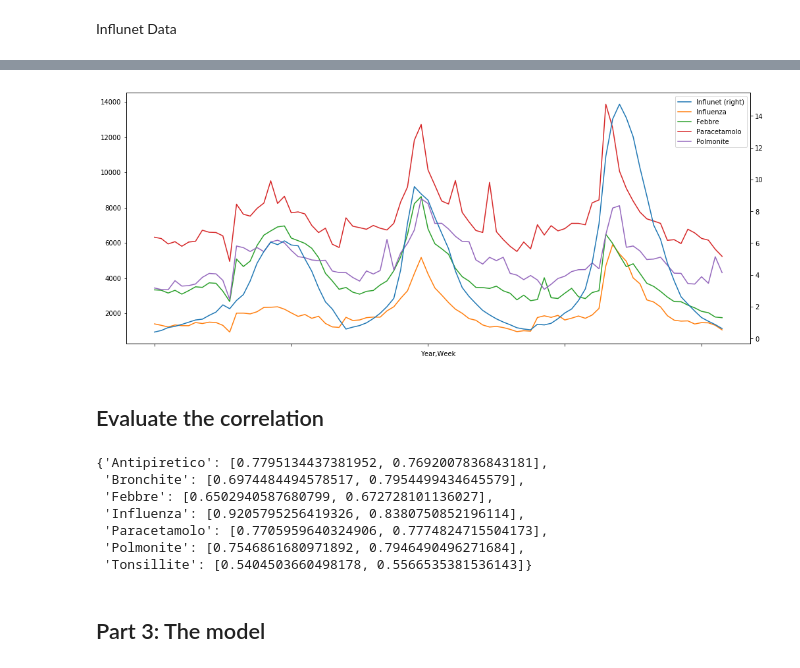
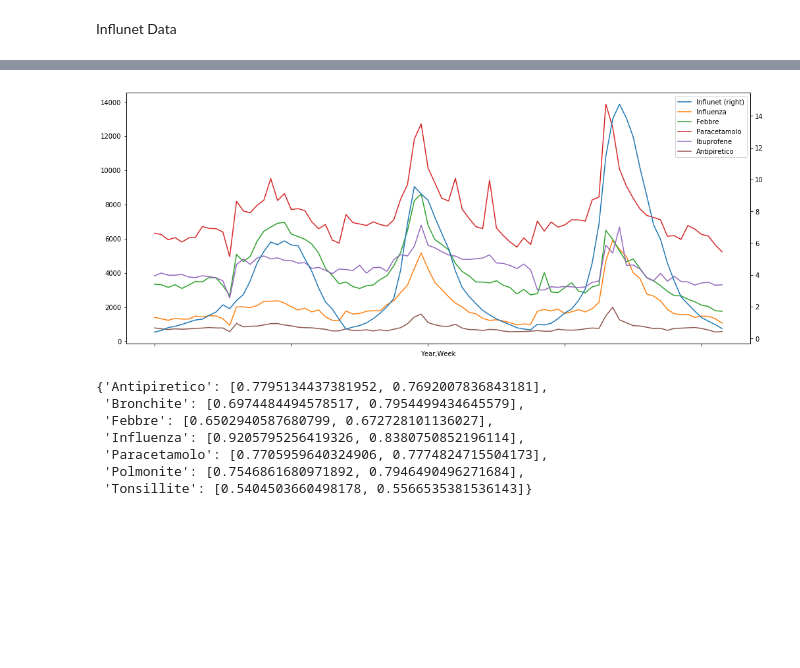
Before and after one commit to tlancian/DE_Homeworks, a Jupyter notebook: HW1/Assignment.ipynb, the cells around one changed output, grey strips where cells are left out. Saved outputs shown, nothing was run; the diff lists cells and outputs as text; code cells hidden in the pictures; blank space fills up the shorter version.

Commit message:
complete models

```diff
--- a/HW1/Assignment.ipynb
+++ b/HW1/Assignment.ipynb
@@ -156,7 +181,7 @@ related_words = ["influenza", "febbre", "paracetamolo", "antipiretico", "cortiso
 get_data(related_words)
 # %%
 # Read data
-flu_data = pd.read_csv("data/flu_data.csv")
+flu_data = pd.read_csv("data/pageviews-20150701-20181207.csv")
 
 # Convert date to datetime
 flu_data["Date"] = pd.to_datetime(flu_data["Date"], yearfirst=True)
@@ -222,12 +247,11 @@ flu_data = flu_data.unstack()
 # %%
 flu_data.GT.plot(secondary_y=True, label="Influnet", figsize=(17,7), legend=True)
 flu_data.Influenza.plot(label="Influenza", legend=True)
 flu_data.Febbre.plot(label="Febbre", legend=True)
 flu_data.Paracetamolo.plot(label="Paracetamolo", legend=True)
-flu_data.Polmonite.plot(label="Polmonite", legend=True)
+flu_data.Ibuprofene.plot(label="Ibuprofene", legend=True)
+flu_data.Antipiretico.plot(label="Antipiretico", legend=True)
 plt.show()
 # %% [output]
-[figure, old version]
+[figure, new version]
-# %% [markdown]
-## Evaluate the correlation
 # %%
@@ -252,7 +276,5 @@ corr_words
  'Paracetamolo': [0.7705959640324906, 0.7774824715504173],
  'Polmonite': [0.7546861680971892, 0.7946490496271684],
  'Tonsillite': [0.5404503660498178, 0.5566535381536143]}
-# %% [markdown]
-## Part 3: The model
 # %%
 models = {}
```
Also changed, not shown: parts of 37 cells of this notebook.
